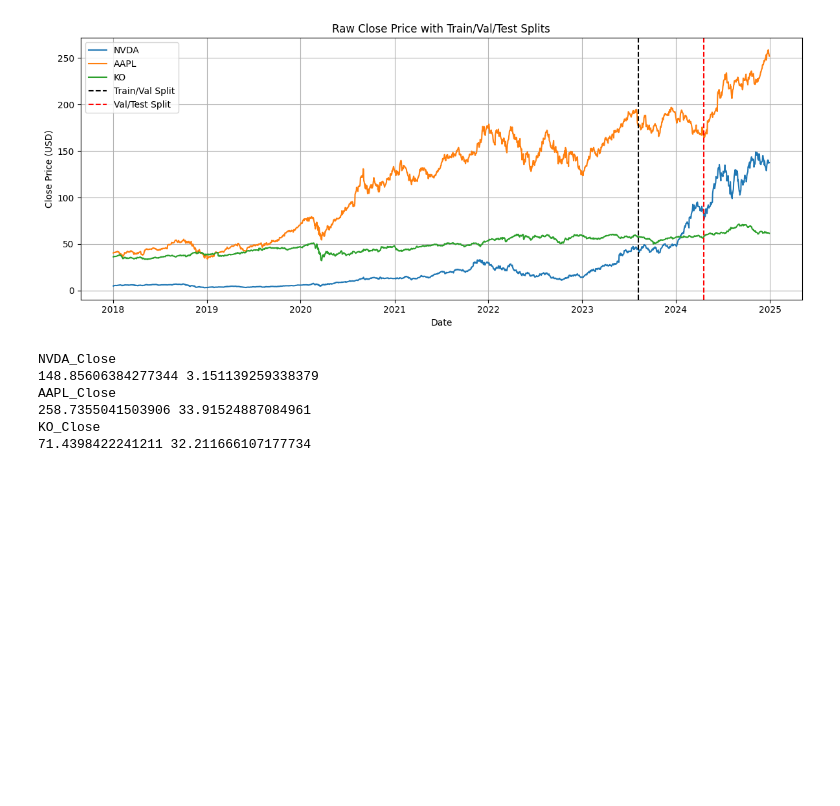
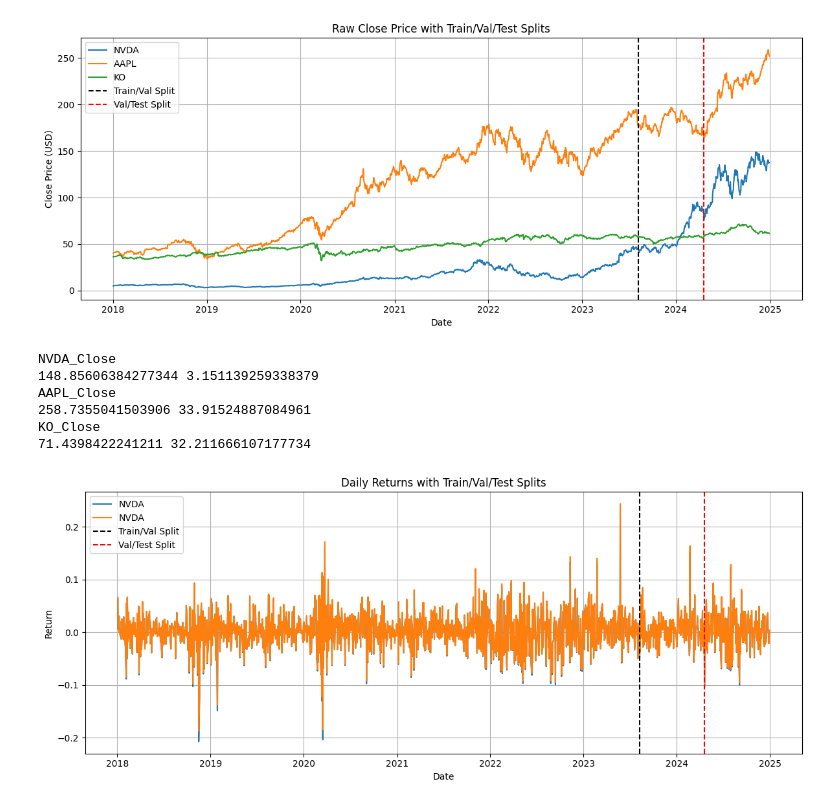
Before and after one commit to Bensy13/time-series-kans, a Jupyter notebook: notebooks/00-data_investigation.ipynb, the cells around one changed output. Drawn from its saved outputs; the diff is of its cells as text; code cells hidden in the pictures; blank space fills up the shorter version.

```diff
--- a/notebooks/00-data_investigation.ipynb
+++ b/notebooks/00-data_investigation.ipynb
@@ -176,11 +177,11 @@ fig, ax = plt.subplots(figsize=(12, 5))
 
 for stock in selected_stocks:
     close_col = f"{stock}_Close"
-    ax.plot(df_plot.index, df[close_col], label=stock)
+    ax.plot(df.index, df[close_col], label=stock)
 
 # Draw vertical lines for splits
-ax.axvline(df_plot.index[split_train], color='black', linestyle='--', label='Train/Val Split')
-ax.axvline(df_plot.index[split_val], color='red', linestyle='--', label='Val/Test Split')
+ax.axvline(df.index[split_train], color='black', linestyle='--', label='Train/Val Split')
+ax.axvline(df.index[split_val], color='red', linestyle='--', label='Val/Test Split')
 
 ax.set_title("Raw Close Price with Train/Val/Test Splits")
 ax.set_xlabel("Date")
@@ -203,3 +204,42 @@ AAPL_Close
 258.7355041503906 33.91524887084961
 KO_Close
 71.4398422241211 32.211666107177734
+# %%
+# Compute daily returns
+returns_df = pd.DataFrame(index=df.index)
+
+for stock in selected_stocks:
+    close_col = f"{stock}_Close"
+    if close_col in df.columns:
+        returns_df[f"{stock}_Return_Log"] = np.log(df[close_col] / df[close_col].shift(1))
+        returns_df[f"{stock}_Return"] = df[close_col].pct_change()
+
+# Drop NaNs from the first row after pct_change
+returns_df = returns_df.dropna()
+
+# Plotting daily returns
+fig, ax = plt.subplots(figsize=(12, 5))
+
+for stock in selected_stocks:
+    if stock != "NVDA":
+        continue
+    ret_col = f"{stock}_Return_Log"
+    ax.plot(returns_df.index, returns_df[ret_col], label=stock)
+    ax.plot(returns_df.index, returns_df[f"{stock}_Return"], label=stock)
+
+# Draw vertical lines for splits (same split indices as raw prices)
+split_train = int(0.8 * len(returns_df))
+split_val = int(0.9 * len(returns_df))
+
+ax.axvline(returns_df.index[split_train], color='black', linestyle='--', label='Train/Val Split')
+ax.axvline(returns_df.index[split_val], color='red', linestyle='--', label='Val/Test Split')
+
+ax.set_title("Daily Returns with Train/Val/Test Splits")
+ax.set_xlabel("Date")
+ax.set_ylabel("Return")
+ax.legend()
+ax.grid(True)
+plt.tight_layout()
+plt.show()
+# %% [output]
+[figure, added]
```
Also changed, not shown: parts of 6 cells of this notebook, 53 other files.
